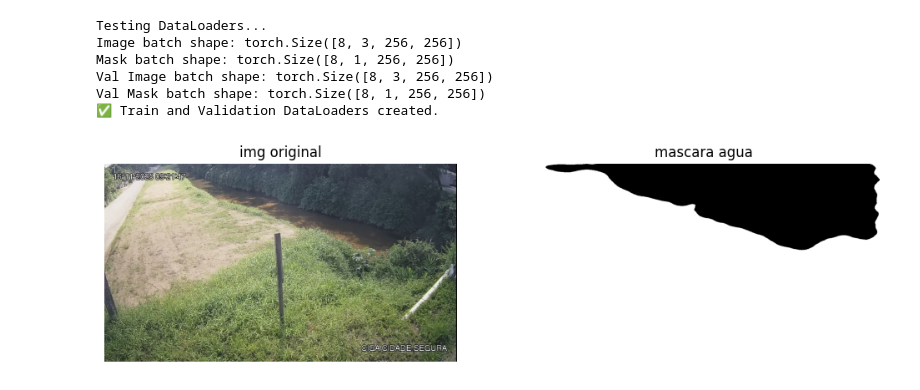
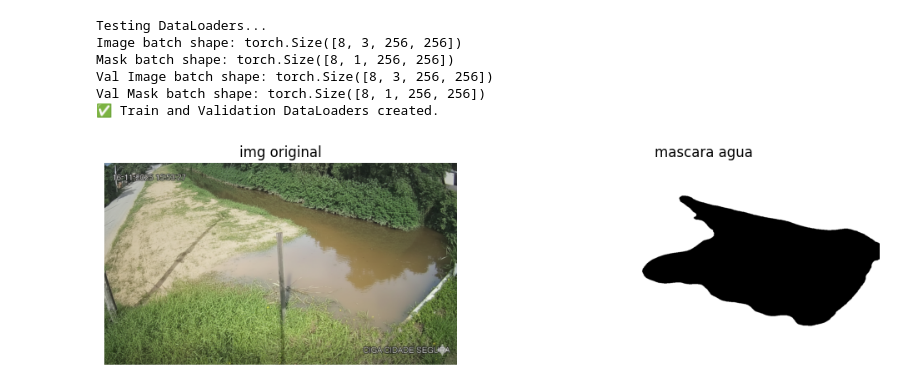
Before and after one commit to guimoll/processamento_imagems, a Jupyter notebook: flood_detection.ipynb, the cells around one changed output. Saved outputs shown, nothing was run; the diff lists cells and outputs as text; code cells hidden in the pictures.

Commit message:
imagem cinza

```diff
--- a/flood_detection.ipynb
+++ b/flood_detection.ipynb
@@ -353,32 +353,32 @@ transform = A.Compose([
     ToTensorV2(),
 ])
 
-img_path = Path(r'D:\8086\processamento_imagems\dataset\img_flood\rio.jpg')
+img_path = Path(r'D:\8086\processamento_imagems\dataset\img_flood\rioflood.png')
 
 img_rgb = cv2.imread(img_path)
 img_rgb = cv2.cvtColor(img_rgb, cv2.COLOR_BGR2RGB)
 
 aug = transform(image=img_rgb)
 img_tensor = aug["image"].unsqueeze(0).to(device)
 
 
 with torch.no_grad():
     pred = torch.sigmoid(model(img_tensor))[0,0].cpu().numpy()
 
 orig_h, orig_w, _ = img_rgb.shape
 pred_resized = cv2.resize(pred, (orig_w, orig_h))
 mask = (pred_resized > 0.5).astype(np.uint8) * 255
 
 plt.figure(figsize=(12, 5))
 plt.subplot(1, 2, 1)
 plt.imshow(img_rgb)
 plt.title("img original")
 plt.axis("off")
 
 plt.subplot(1, 2, 2)
 plt.imshow(mask, cmap="gray")
 plt.title("mascara agua")
 plt.axis("off")
 plt.show()
 # %% [output]
-[figure, old version]
+[figure, new version]
```
Also changed, not shown: parts of 3 cells of this notebook.
